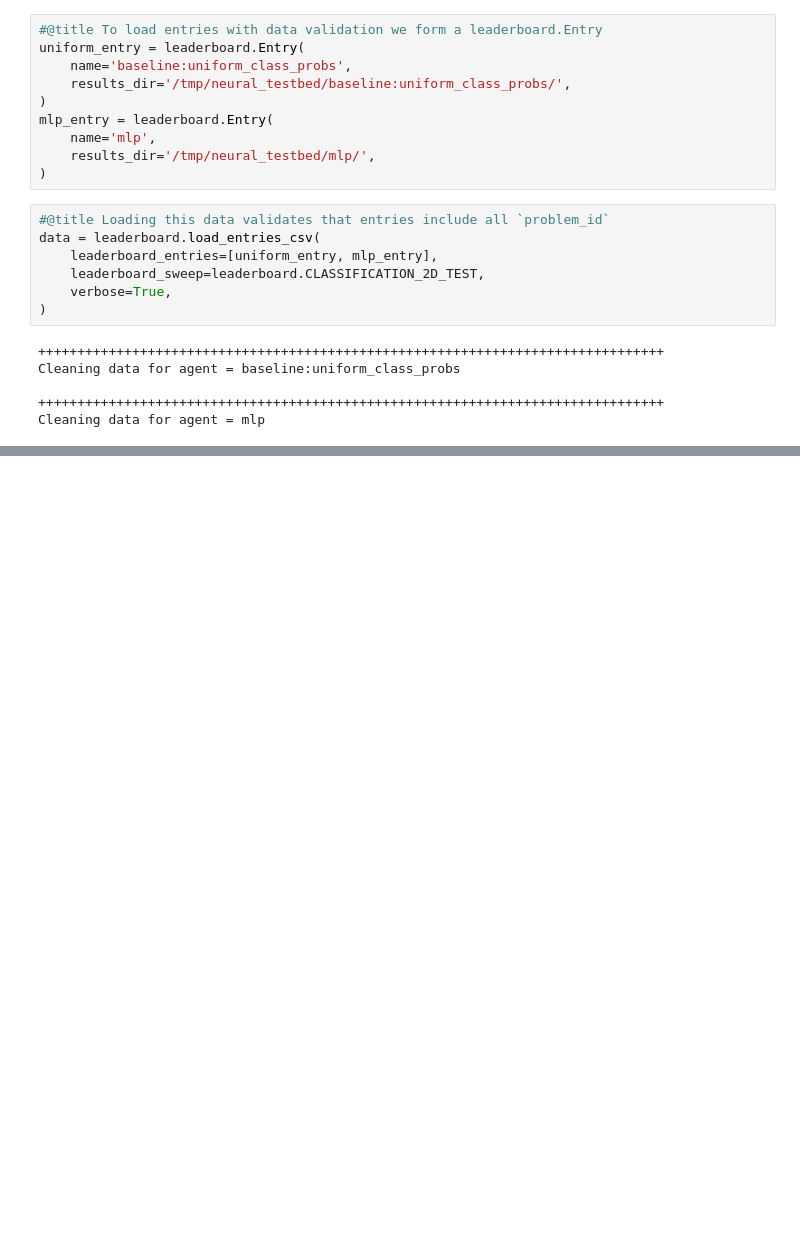
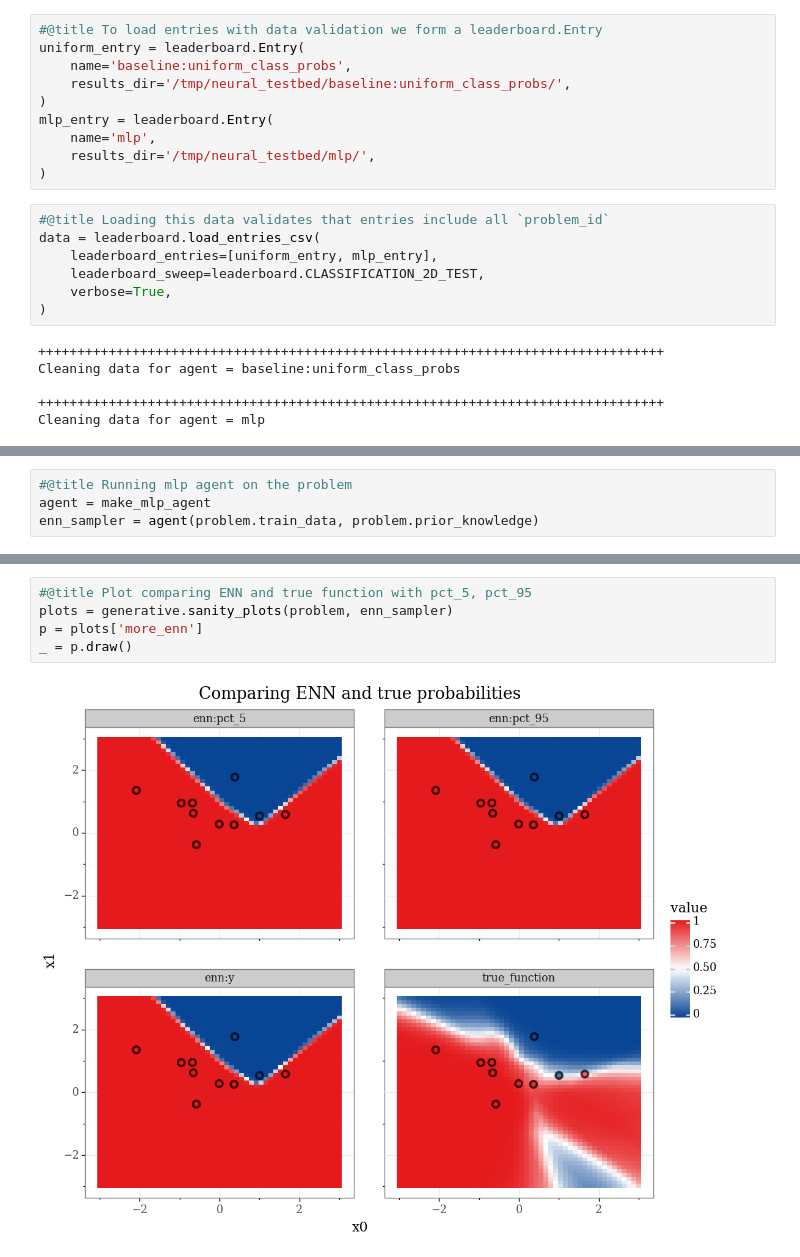
Before and after one commit to google-deepmind/neural_testbed, a Jupyter notebook: neural_testbed/tutorial.ipynb, the cells around one changed output, grey strips where cells are left out. Drawn from its saved outputs; the diff is of its cells as text; blank space fills up the shorter version.

```diff
--- a/neural_testbed/tutorial.ipynb
+++ b/neural_testbed/tutorial.ipynb
@@ -387,0 +457,4 @@ leaderboard.display_ranking_df(data)
+# %%
+#@title Running mlp agent on the problem
+agent = make_mlp_agent
+enn_sampler = agent(problem.train_data, problem.prior_knowledge)
@@ -387,0 +469,7 @@ leaderboard.display_ranking_df(data)
+# %%
+#@title Plot comparing ENN and true function with pct_5, pct_95
+plots = generative.sanity_plots(problem, enn_sampler)
+p = plots['more_enn']
+_ = p.draw()
+# %% [output]
+[figure, added]
```
Also changed, not shown: parts of 4 cells of this notebook, 1 other file.
